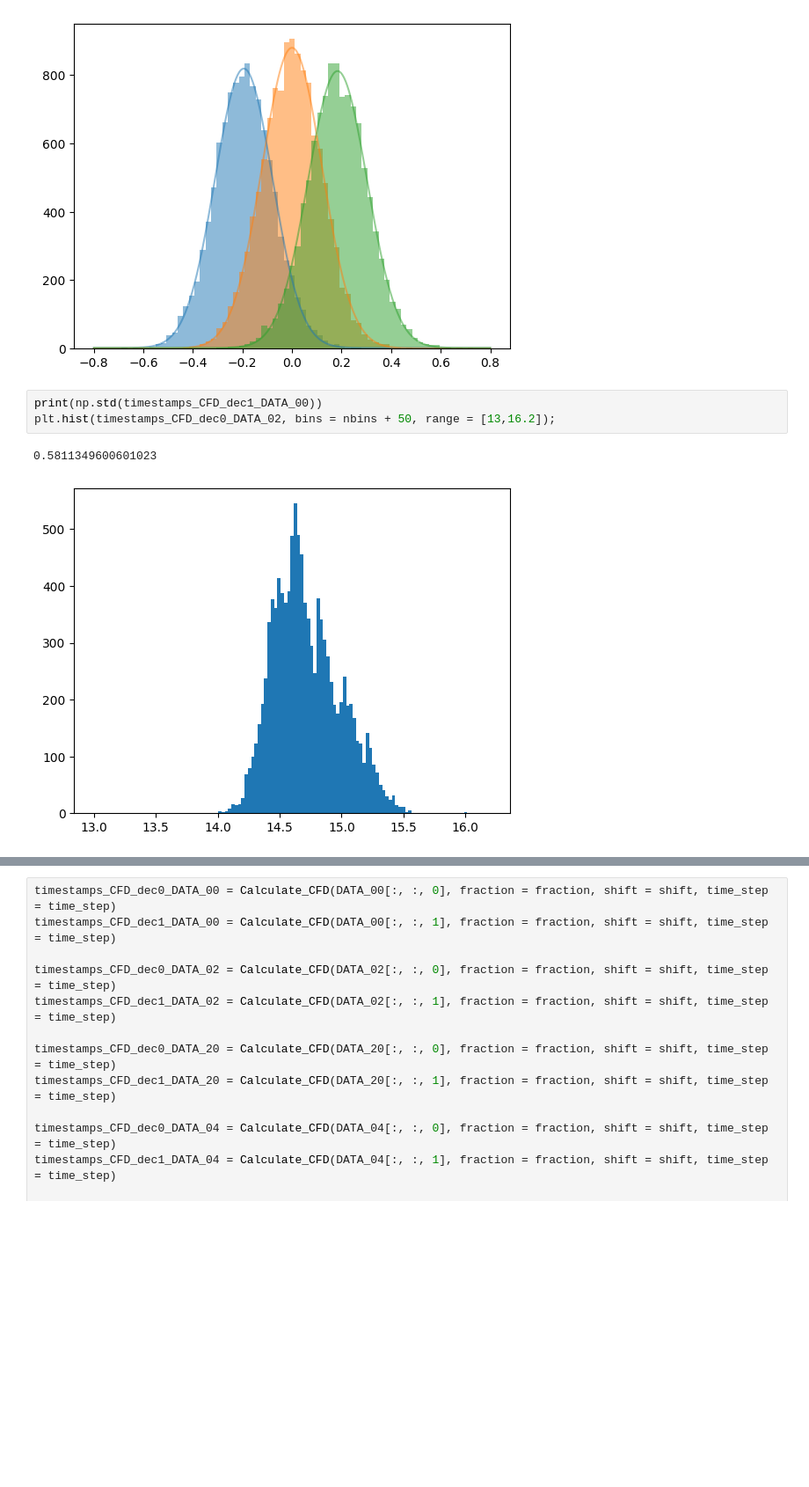
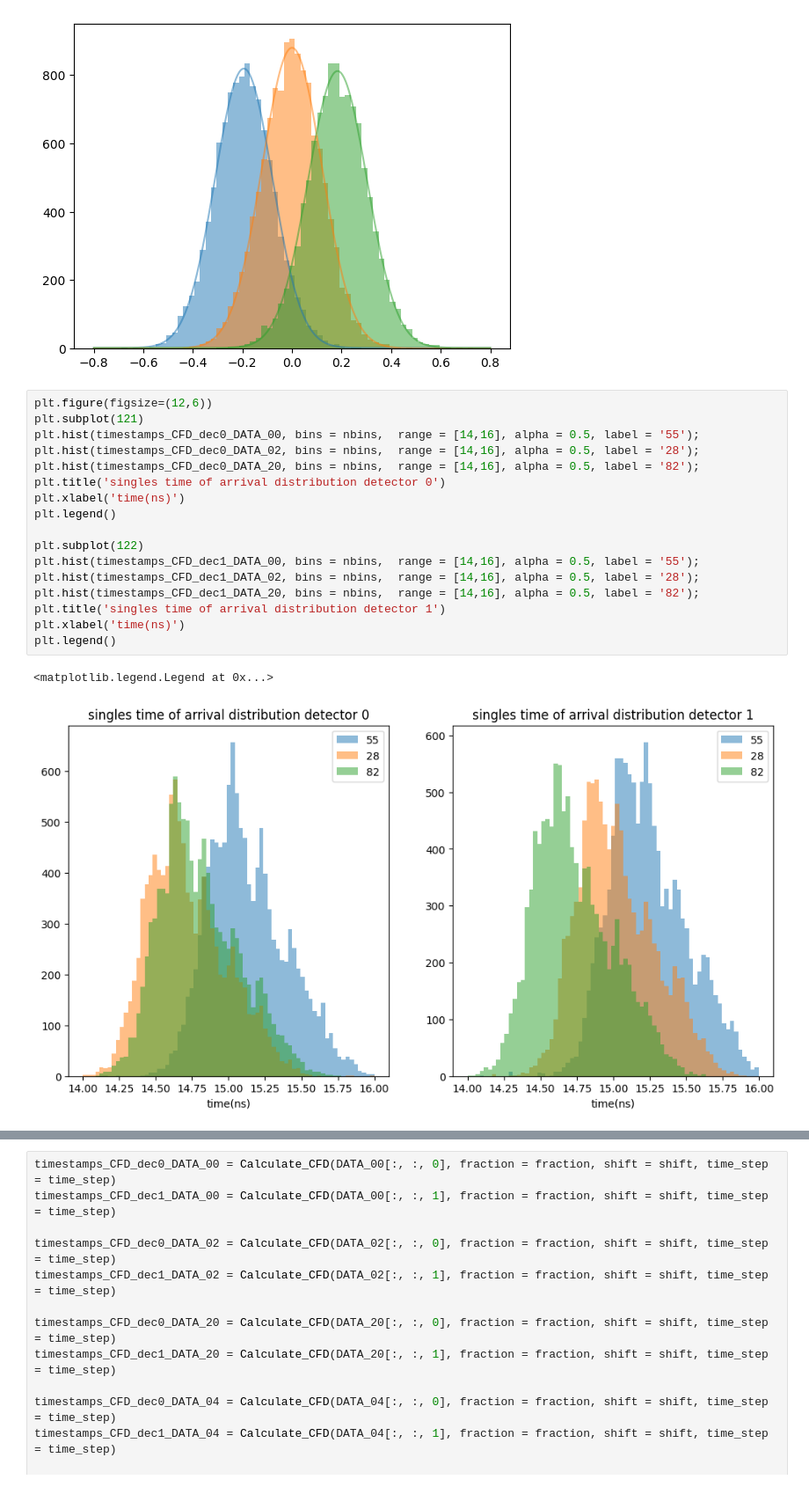
Before and after one commit to wjosefw/MLTiming, a Jupyter notebook: Traditional_methods.ipynb, the cells around one changed output, grey strips where cells are left out. Shown at 88% size. Cells and saved outputs as stored; diff of their text form; blank space fills up the shorter version.

```diff
--- a/Traditional_methods.ipynb
+++ b/Traditional_methods.ipynb
@@ -62,9 +62,23 @@ V20: CENTROID(ns) = 0.1836 +/- 0.00090  FWHM(ns) = 0.2803 +/- 0.00099
 V00: CENTROID(ns) = -0.0002 +/- 0.00087  FWHM(ns) = 0.2839 +/- 0.00096
 V02: CENTROID(ns) = -0.1947 +/- 0.00065  FWHM(ns) = 0.2733 +/- 0.00071
 [figure]
-# %%
-print(np.std(timestamps_CFD_dec1_DATA_00))
-plt.hist(timestamps_CFD_dec0_DATA_02, bins = nbins + 50, range = [13,16.2]);
-# %% [output]
-0.5811349600601023
-[figure, removed]
+# %%
+plt.figure(figsize=(12,6))
+plt.subplot(121)
+plt.hist(timestamps_CFD_dec0_DATA_00, bins = nbins,  range = [14,16], alpha = 0.5, label = '55');
+plt.hist(timestamps_CFD_dec0_DATA_02, bins = nbins,  range = [14,16], alpha = 0.5, label = '28');
+plt.hist(timestamps_CFD_dec0_DATA_20, bins = nbins,  range = [14,16], alpha = 0.5, label = '82');
+plt.title('singles time of arrival distribution detector 0')
+plt.xlabel('time(ns)')
+plt.legend()
+
+plt.subplot(122)
+plt.hist(timestamps_CFD_dec1_DATA_00, bins = nbins,  range = [14,16], alpha = 0.5, label = '55');
+plt.hist(timestamps_CFD_dec1_DATA_02, bins = nbins,  range = [14,16], alpha = 0.5, label = '28');
+plt.hist(timestamps_CFD_dec1_DATA_20, bins = nbins,  range = [14,16], alpha = 0.5, label = '82');
+plt.title('singles time of arrival distribution detector 1')
+plt.xlabel('time(ns)')
+plt.legend()
+# %% [output]
+<matplotlib.legend.Legend at 0x...>
+[figure, added]
```
Also changed, not shown: parts of 7 cells of this notebook, 13 other files.
